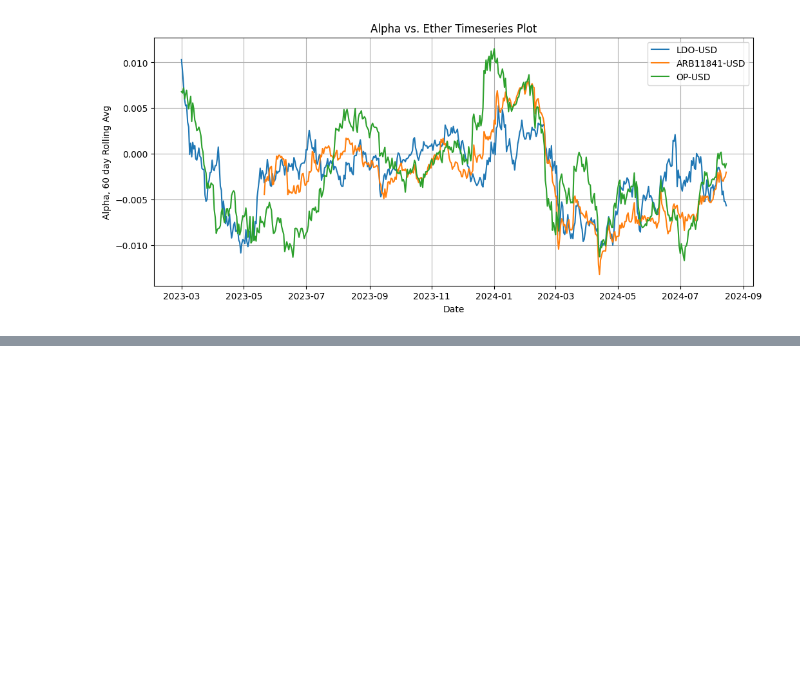
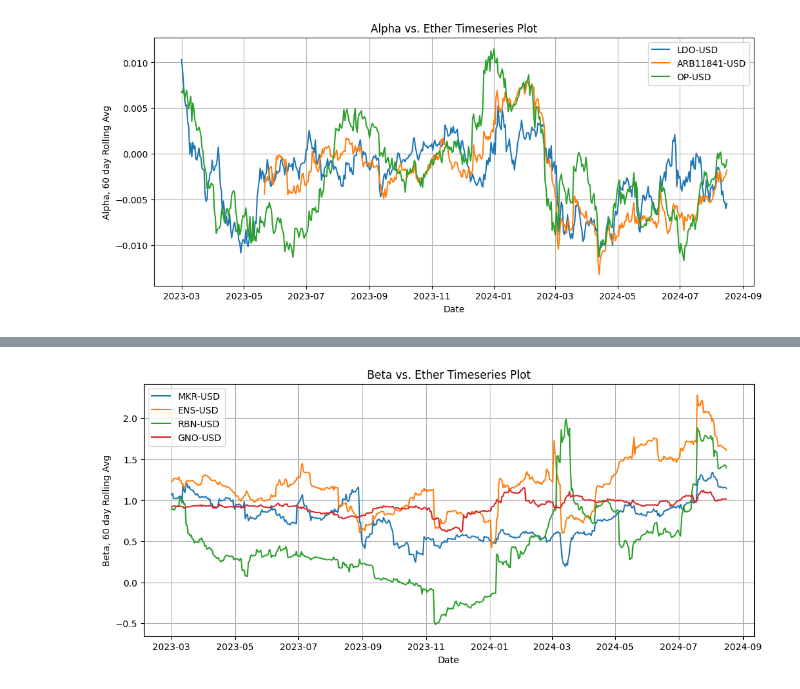
Before and after one commit to SlavkoMuzdeka/Very-Eary-Ventures---Beta-Analysis, a Jupyter notebook: beta_eda.ipynb, the cells around one changed output, grey strips where cells are left out. Saved outputs shown, nothing was run; the diff lists cells and outputs as text; code cells hidden in the pictures; blank space fills up the shorter version.

```diff
--- a/beta_eda.ipynb
+++ b/beta_eda.ipynb
@@ -853,0 +865,4 @@ plt = show_timeseries_plot(alpha_df, ['LDO-USD', 'ARB11841-USD', 'OP-USD'], 'Alp
+# %%
+plt = show_timeseries_plot(beta_df, ['MKR-USD', 'ENS-USD', 'RBN-USD', 'GNO-USD'], 'Beta')
+# %% [output]
+[figure, added]
```
Also changed, not shown: parts of 16 cells of this notebook.
